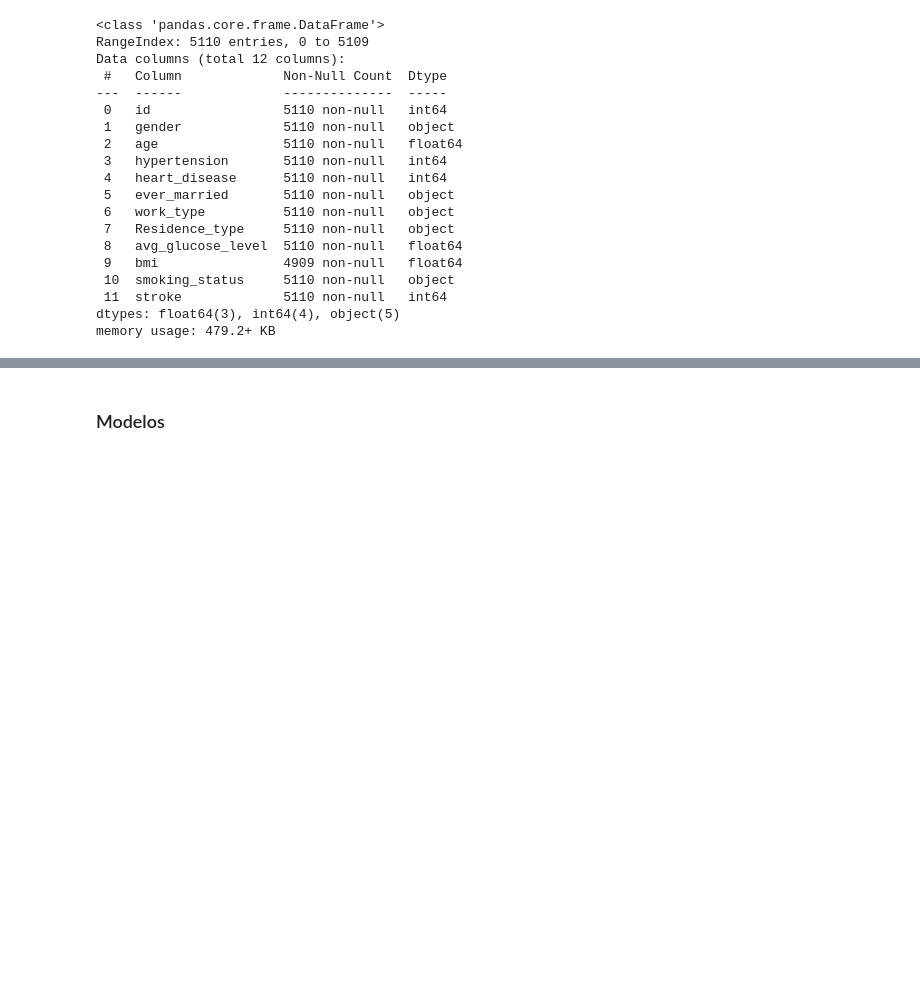
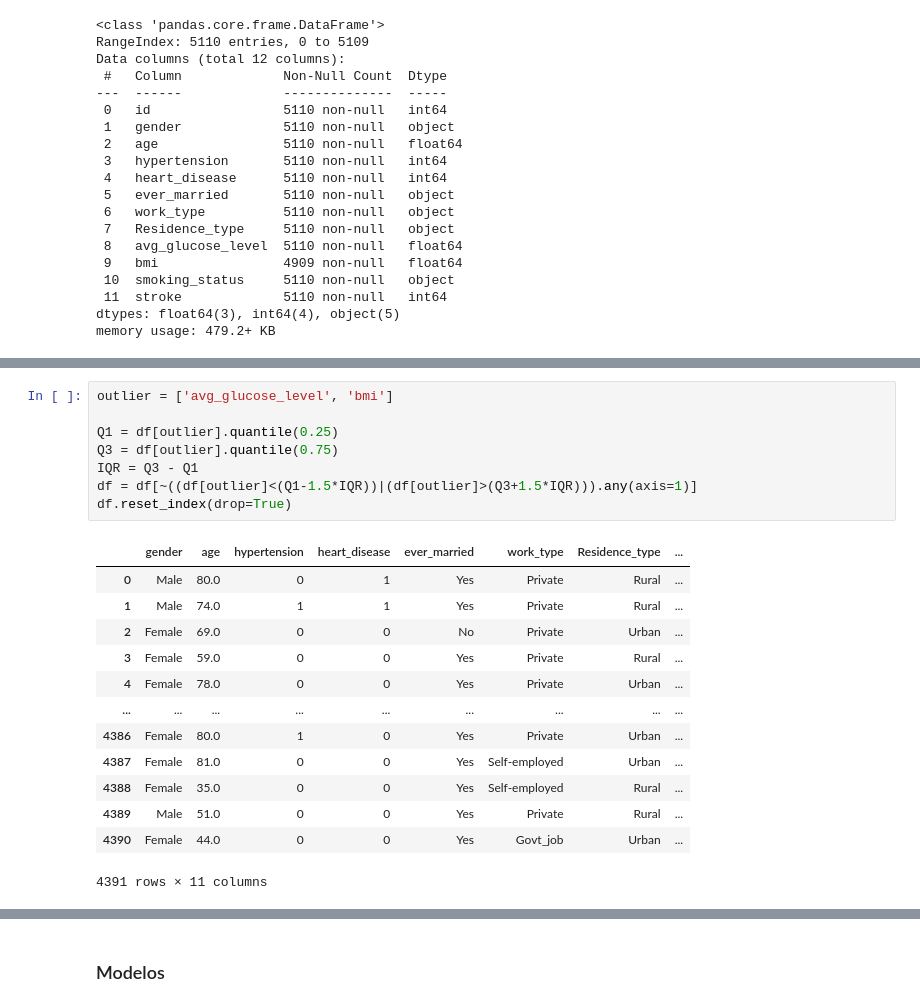
Before and after one commit to aliz378/Stoke-prediciton, a Jupyter notebook: Project/Stroke_prediction.ipynb, the cells around one changed output, grey strips where cells are left out. Drawn from its saved outputs; the diff is of its cells as text; blank space fills up the shorter version.

```diff
--- a/Project/Stroke_prediction.ipynb
+++ b/Project/Stroke_prediction.ipynb
@@ -74,6 +140,28 @@ df.describe().T
 | avg_glucose_level | 5110.0 | 106.147677 | 45.283560 | 55.12 | 77.245 | 91.885 | 114.09 | 271.74 |
 | bmi | 5110.0 | 28.893237 | 7.698018 | 10.30 | 23.800 | 28.400 | 32.80 | 97.60 |
 | stroke | 5110.0 | 0.048728 | 0.215320 | 0.00 | 0.000 | 0.000 | 0.00 | 1.00 |
+# %%
+outlier = ['avg_glucose_level', 'bmi']
+
+Q1 = df[outlier].quantile(0.25)
+Q3 = df[outlier].quantile(0.75)
+IQR = Q3 - Q1
+df = df[~((df[outlier]<(Q1-1.5*IQR))|(df[outlier]>(Q3+1.5*IQR))).any(axis=1)]
+df.reset_index(drop=True)
+# %% [output]
+|  | gender | age | hypertension | heart_disease | ever_married | work_type | Residence_type | ... |
+| 0 | Male | 80.0 | 0 | 1 | Yes | Private | Rural | ... |
+| 1 | Male | 74.0 | 1 | 1 | Yes | Private | Rural | ... |
+| 2 | Female | 69.0 | 0 | 0 | No | Private | Urban | ... |
+| 3 | Female | 59.0 | 0 | 0 | Yes | Private | Rural | ... |
+| 4 | Female | 78.0 | 0 | 0 | Yes | Private | Urban | ... |
+| ... | ... | ... | ... | ... | ... | ... | ... | ... |
+| 4386 | Female | 80.0 | 1 | 0 | Yes | Private | Urban | ... |
+| 4387 | Female | 81.0 | 0 | 0 | Yes | Self-employed | Urban | ... |
+| 4388 | Female | 35.0 | 0 | 0 | Yes | Self-employed | Rural | ... |
+| 4389 | Male | 51.0 | 0 | 0 | Yes | Private | Rural | ... |
+| 4390 | Female | 44.0 | 0 | 0 | Yes | Govt_job | Urban | ... |
+4391 rows × 11 columns
 # %%
 corr = df.corr()
 fig, ax = plt.subplots(1, 1, figsize=(15, 15))
```
Also changed, not shown: parts of 24 cells of this notebook, 1 other file.
